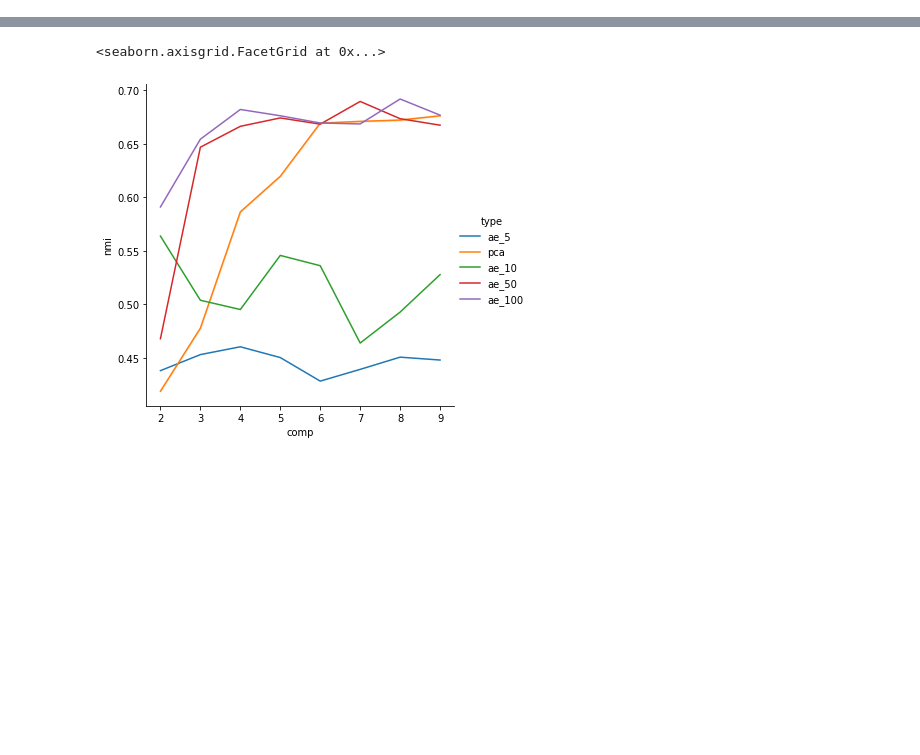
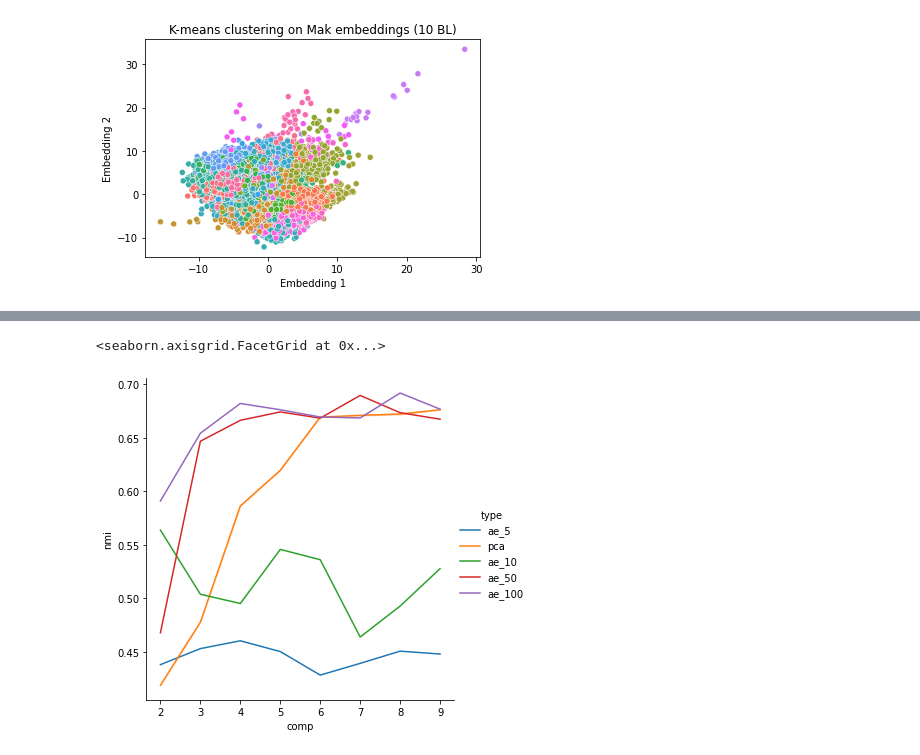
Before and after one commit to chi-raag/rna-seq-autoencoder, a Jupyter notebook: final_project.ipynb, the cells around one changed output, grey strips where cells are left out. Cells and saved outputs as stored; diff of their text form; code cells hidden in the pictures; blank space fills up the shorter version.

```diff
--- a/final_project.ipynb
+++ b/final_project.ipynb
@@ -192,0 +201,10 @@ m_plot = sns.scatterplot(x = 'comp', y='nmi', hue='type', data = stats_mak)\
+# %%
+kz = kmeans(create_embeddings(mak_epochs40[6], mak_data), ann=mak_data, clusters=39)
+g = sns.scatterplot(x="em_1", y="em_2", hue="k", data=kz, legend=False)\
+    .set(title="K-means clustering on Mak embeddings (10 BL)",
+        xlabel = "Embedding 1",
+        ylabel="Embedding 2")
+
+kz.y = kz.y.astype('int').astype('category')
+# %% [output]
+[figure, added]
```
Also changed, not shown: parts of 8 cells of this notebook, 14 other files.
